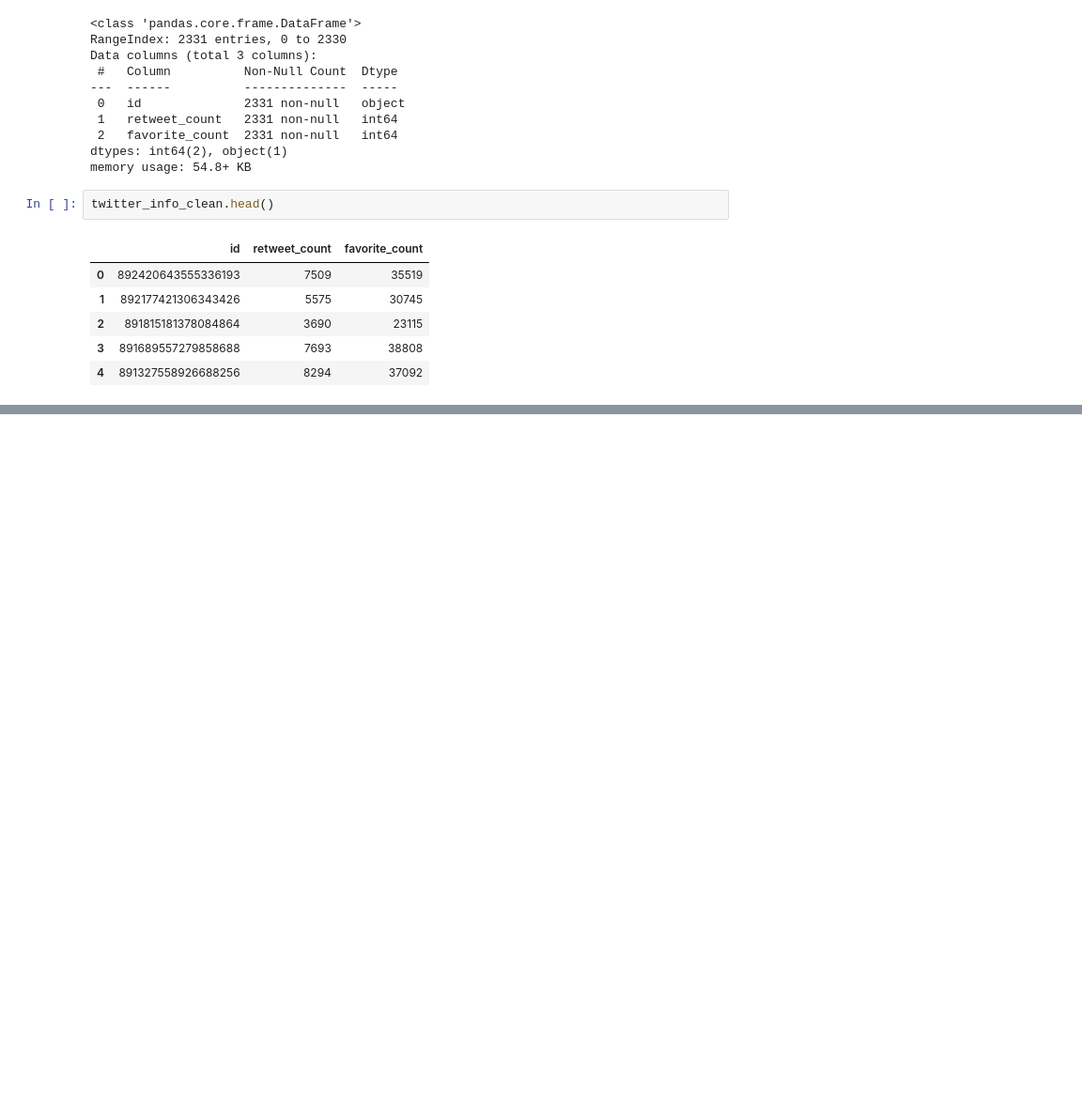
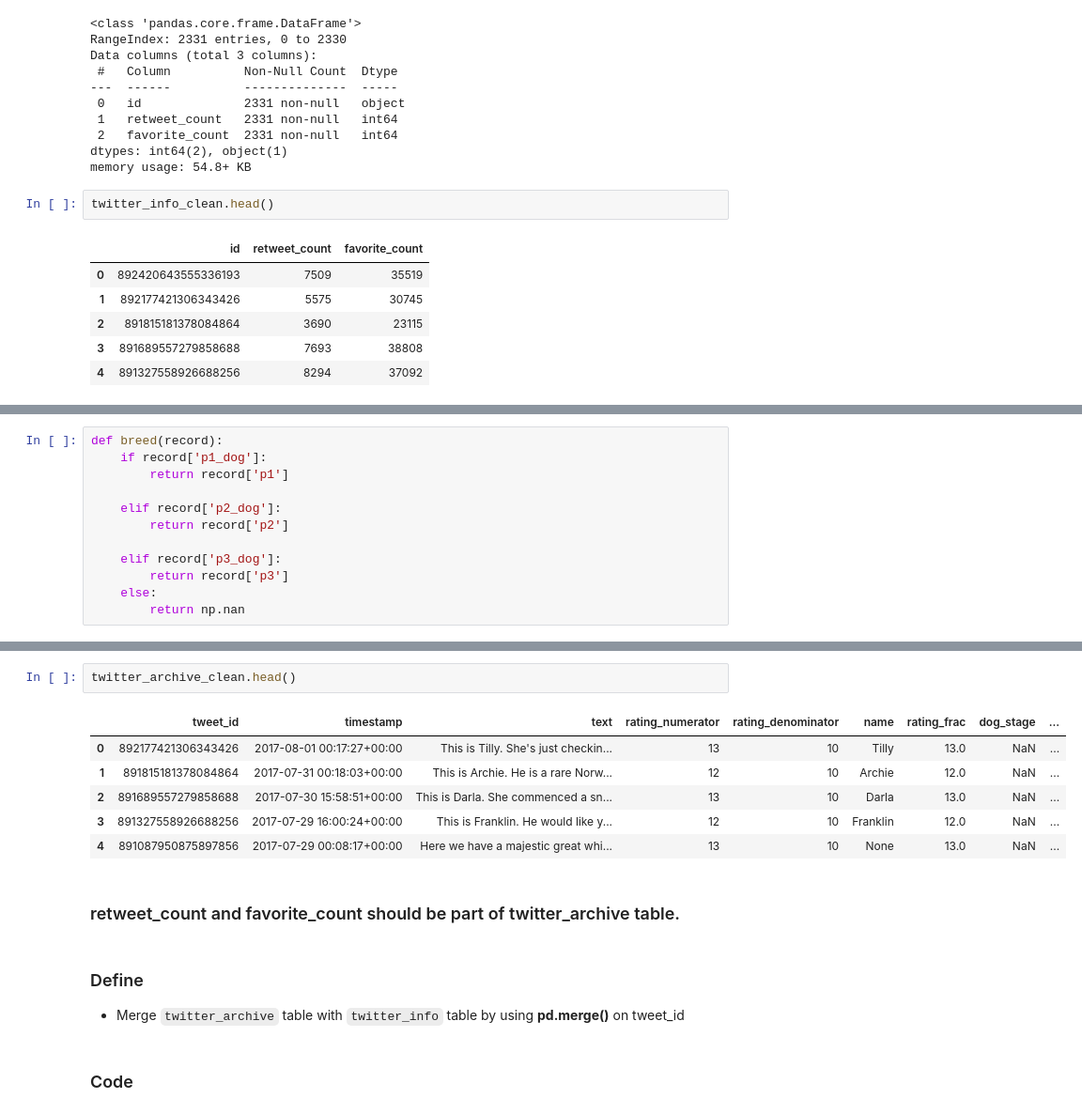
Before and after one commit to Onsymers/Wrangle_WeRateDogs, a Jupyter notebook: wrangle_act.ipynb, the cells around one changed output, grey strips where cells are left out. Shown at 94% size. Drawn from its saved outputs; the diff is of its cells as text; blank space fills up the shorter version.

```diff
--- a/wrangle_act.ipynb
+++ b/wrangle_act.ipynb
@@ -628,0 +804,12 @@ twitter_info_clean.head()
+# %%
+def breed(record):
+    if record['p1_dog']:
+        return record['p1']
+
+    elif record['p2_dog']:
+        return record['p2']
+
+    elif record['p3_dog']:
+        return record['p3']
+    else:
+        return np.nan
@@ -628,0 +887,16 @@ twitter_info_clean.head()
+# %%
+twitter_archive_clean.head()
+# %% [output]
+|  | tweet_id | timestamp | text | rating_numerator | rating_denominator | name | rating_frac | dog_stage | ... |
+| 0 | 892177421306343426 | 2017-08-01 00:17:27+00:00 | This is Tilly. She's just checkin... | 13 | 10 | Tilly | 13.0 | NaN | ... |
+| 1 | 891815181378084864 | 2017-07-31 00:18:03+00:00 | This is Archie. He is a rare Norw... | 12 | 10 | Archie | 12.0 | NaN | ... |
+| 2 | 891689557279858688 | 2017-07-30 15:58:51+00:00 | This is Darla. She commenced a sn... | 13 | 10 | Darla | 13.0 | NaN | ... |
+| 3 | 891327558926688256 | 2017-07-29 16:00:24+00:00 | This is Franklin. He would like y... | 12 | 10 | Franklin | 12.0 | NaN | ... |
+| 4 | 891087950875897856 | 2017-07-29 00:08:17+00:00 | Here we have a majestic great whi... | 13 | 10 | None | 13.0 | NaN | ... |
+# %% [markdown]
+### retweet_count and favorite_count should be part of twitter_archive table.
+# %% [markdown]
+### Define
+- Merge `twitter_archive` table with `twitter_info` table by using **pd.merge()** on tweet_id
+# %% [markdown]
+### Code
```
Also changed, not shown: parts of 62 cells of this notebook, 1 other file.
